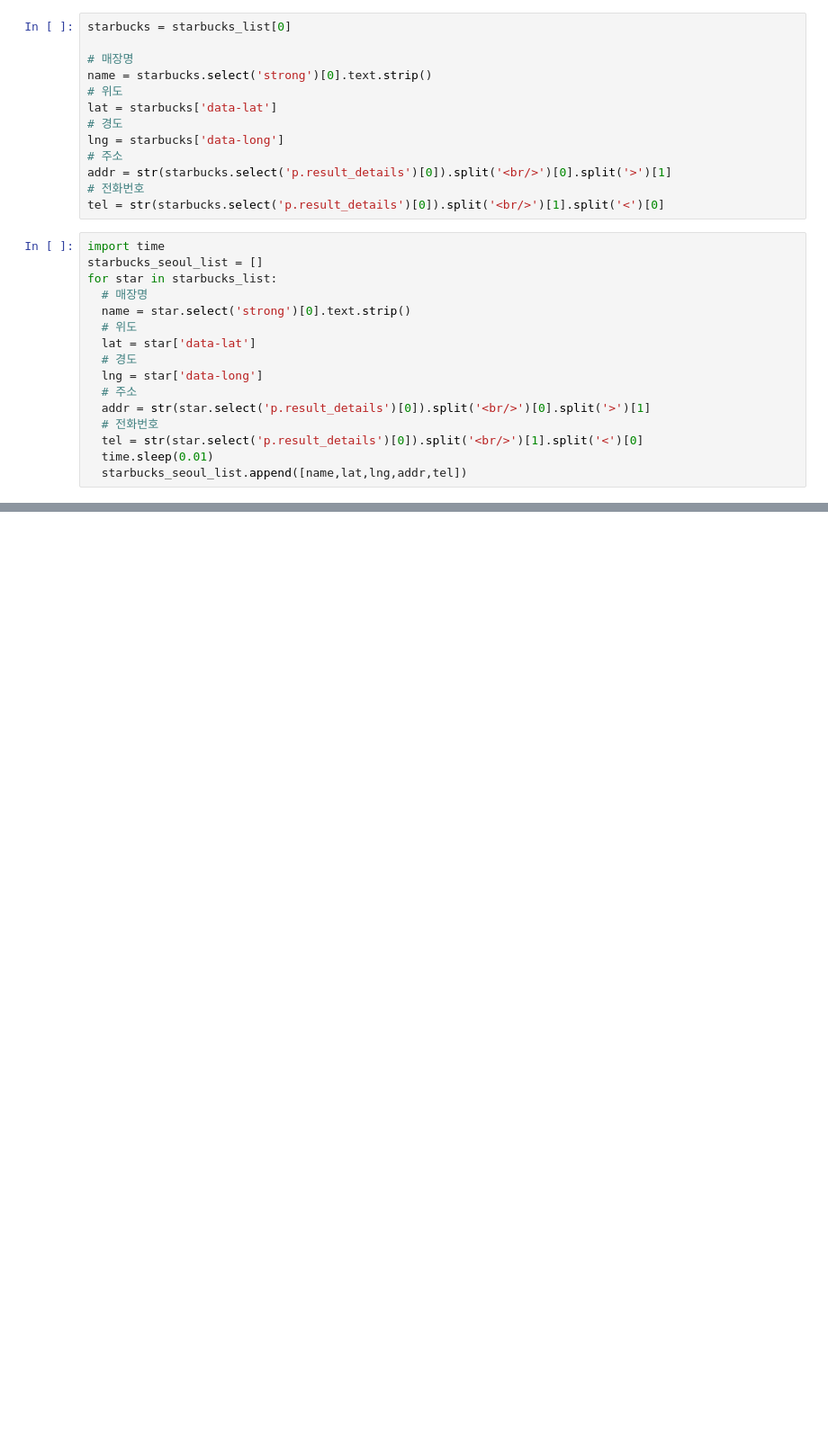
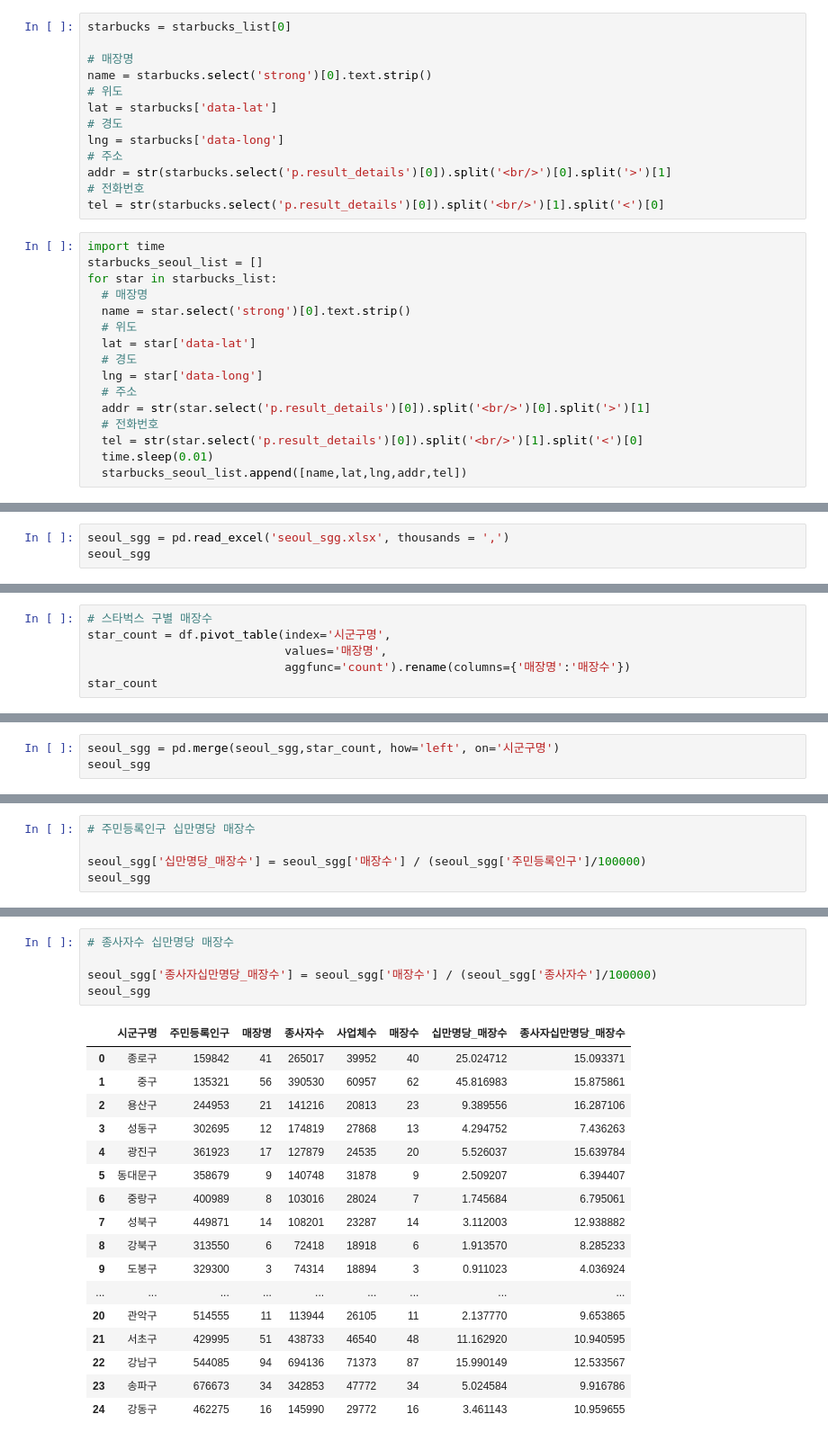
Before and after one commit to JaeYooooon/pythonbasicclass, a Jupyter notebook: 스타벅스코랩.ipynb, the cells around one changed output, grey strips where cells are left out. Shown at 90% size. Drawn from its saved outputs; the diff is of its cells as text; blank space fills up the shorter version.

```diff
--- a/스타벅스코랩.ipynb
+++ b/스타벅스코랩.ipynb
@@ -132,0 +256,3 @@ df
+# %%
+seoul_sgg = pd.read_excel('seoul_sgg.xlsx', thousands = ',')
+seoul_sgg
@@ -132,0 +277,6 @@ df
+# %%
+# 스타벅스 구별 매장수
+star_count = df.pivot_table(index='시군구명',
+                            values='매장명',
+                            aggfunc='count').rename(columns={'매장명':'매장수'})
+star_count
@@ -132,0 +302,3 @@ df
+# %%
+seoul_sgg = pd.merge(seoul_sgg,star_count, how='left', on='시군구명')
+seoul_sgg
@@ -132,0 +323,5 @@ df
+# %%
+# 주민등록인구 십만명당 매장수
+
+seoul_sgg['십만명당_매장수'] = seoul_sgg['매장수'] / (seoul_sgg['주민등록인구']/100000)
+seoul_sgg
@@ -132,0 +346,23 @@ df
+# %%
+# 종사자수 십만명당 매장수
+
+seoul_sgg['종사자십만명당_매장수'] = seoul_sgg['매장수'] / (seoul_sgg['종사자수']/100000)
+seoul_sgg
+# %% [output]
+|  | 시군구명 | 주민등록인구 | 매장명 | 종사자수 | 사업체수 | 매장수 | 십만명당_매장수 | 종사자십만명당_매장수 |
+| 0 | 종로구 | 159842 | 41 | 265017 | 39952 | 40 | 25.024712 | 15.093371 |
+| 1 | 중구 | 135321 | 56 | 390530 | 60957 | 62 | 45.816983 | 15.875861 |
+| 2 | 용산구 | 244953 | 21 | 141216 | 20813 | 23 | 9.389556 | 16.287106 |
+| 3 | 성동구 | 302695 | 12 | 174819 | 27868 | 13 | 4.294752 | 7.436263 |
+| 4 | 광진구 | 361923 | 17 | 127879 | 24535 | 20 | 5.526037 | 15.639784 |
+| 5 | 동대문구 | 358679 | 9 | 140748 | 31878 | 9 | 2.509207 | 6.394407 |
+| 6 | 중랑구 | 400989 | 8 | 103016 | 28024 | 7 | 1.745684 | 6.795061 |
+| 7 | 성북구 | 449871 | 14 | 108201 | 23287 | 14 | 3.112003 | 12.938882 |
+| 8 | 강북구 | 313550 | 6 | 72418 | 18918 | 6 | 1.913570 | 8.285233 |
+| 9 | 도봉구 | 329300 | 3 | 74314 | 18894 | 3 | 0.911023 | 4.036924 |
+| ... | ... | ... | ... | ... | ... | ... | ... | ... |
+| 20 | 관악구 | 514555 | 11 | 113944 | 26105 | 11 | 2.137770 | 9.653865 |
+| 21 | 서초구 | 429995 | 51 | 438733 | 46540 | 48 | 11.162920 | 10.940595 |
+| 22 | 강남구 | 544085 | 94 | 694136 | 71373 | 87 | 15.990149 | 12.533567 |
+| 23 | 송파구 | 676673 | 34 | 342853 | 47772 | 34 | 5.024584 | 9.916786 |
+| 24 | 강동구 | 462275 | 16 | 145990 | 29772 | 16 | 3.461143 | 10.959655 |
```
Also changed, not shown: parts of 22 cells of this notebook.
